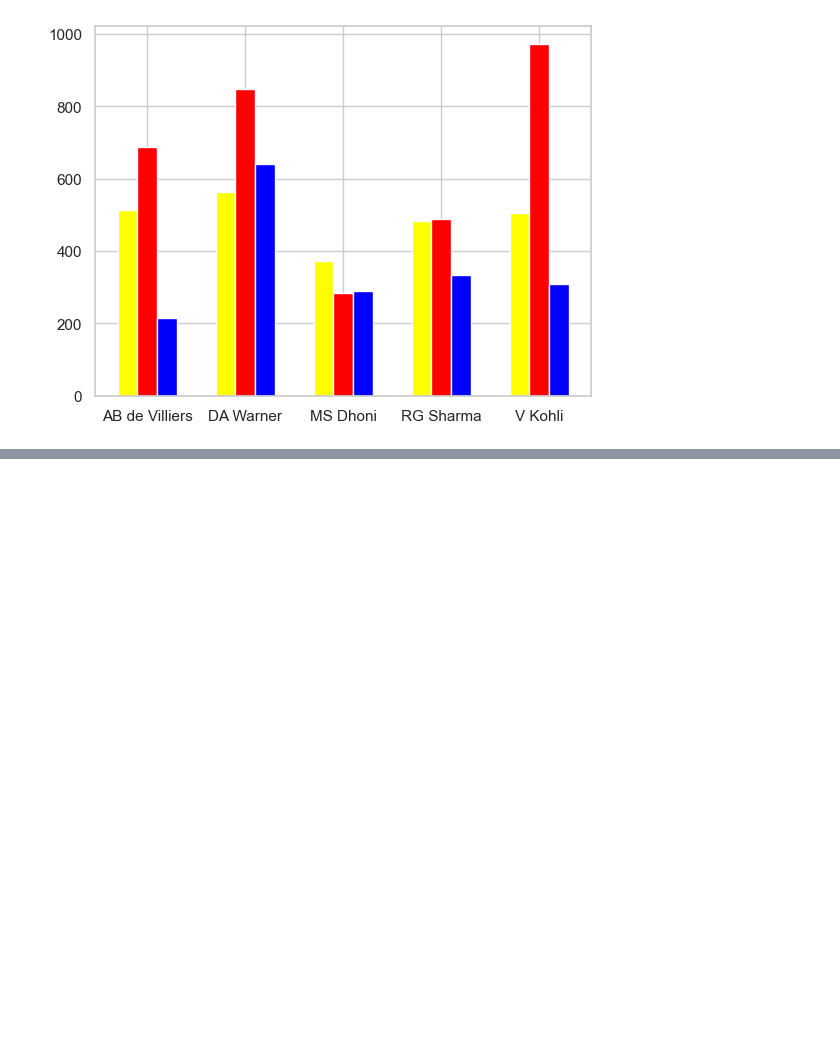
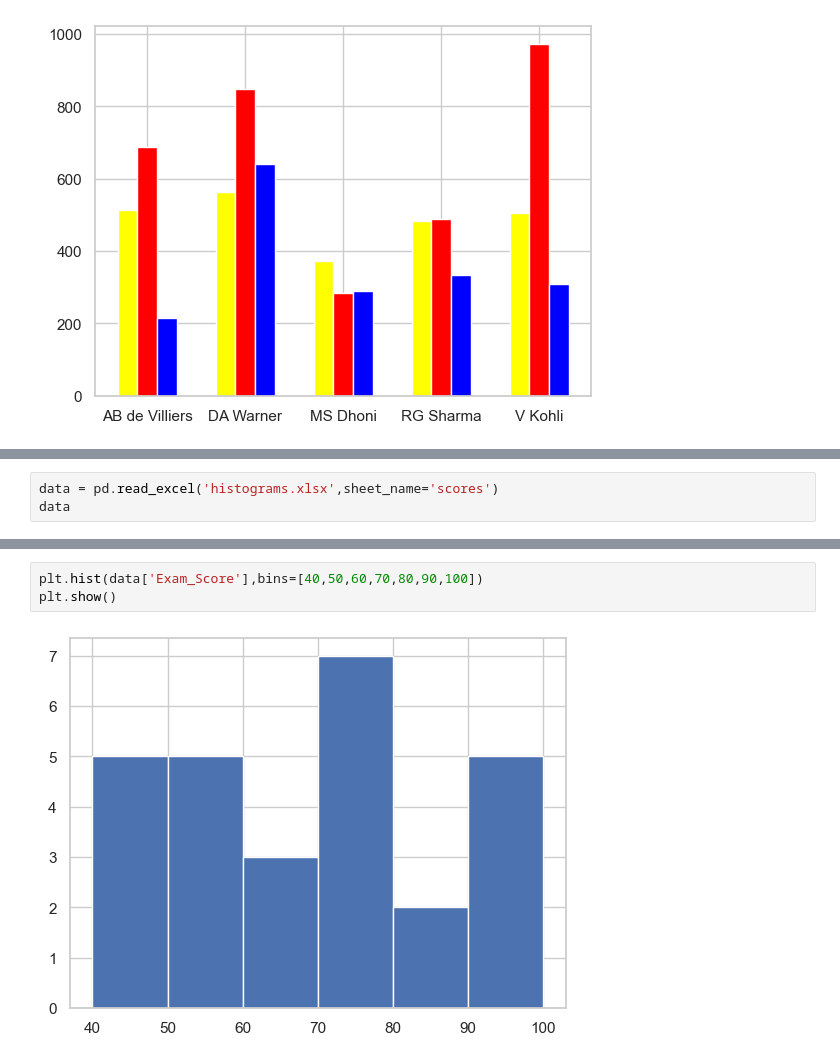
Before and after one commit to redwanhasan07208212/python-basic, a Jupyter notebook: Class_8/matplot.ipynb, the cells around one changed output, grey strips where cells are left out. Drawn from its saved outputs; the diff is of its cells as text; blank space fills up the shorter version.

```diff
--- a/Class_8/matplot.ipynb
+++ b/Class_8/matplot.ipynb
@@ -333,0 +344,3 @@ plt.show()
+# %%
+data = pd.read_excel('histograms.xlsx',sheet_name='scores')
+data
@@ -333,0 +365,5 @@ plt.show()
+# %%
+plt.hist(data['Exam_Score'],bins=[40,50,60,70,80,90,100])
+plt.show()
+# %% [output]
+[figure, added]
```
Also changed, not shown: parts of 2 cells of this notebook, 1 other file.
